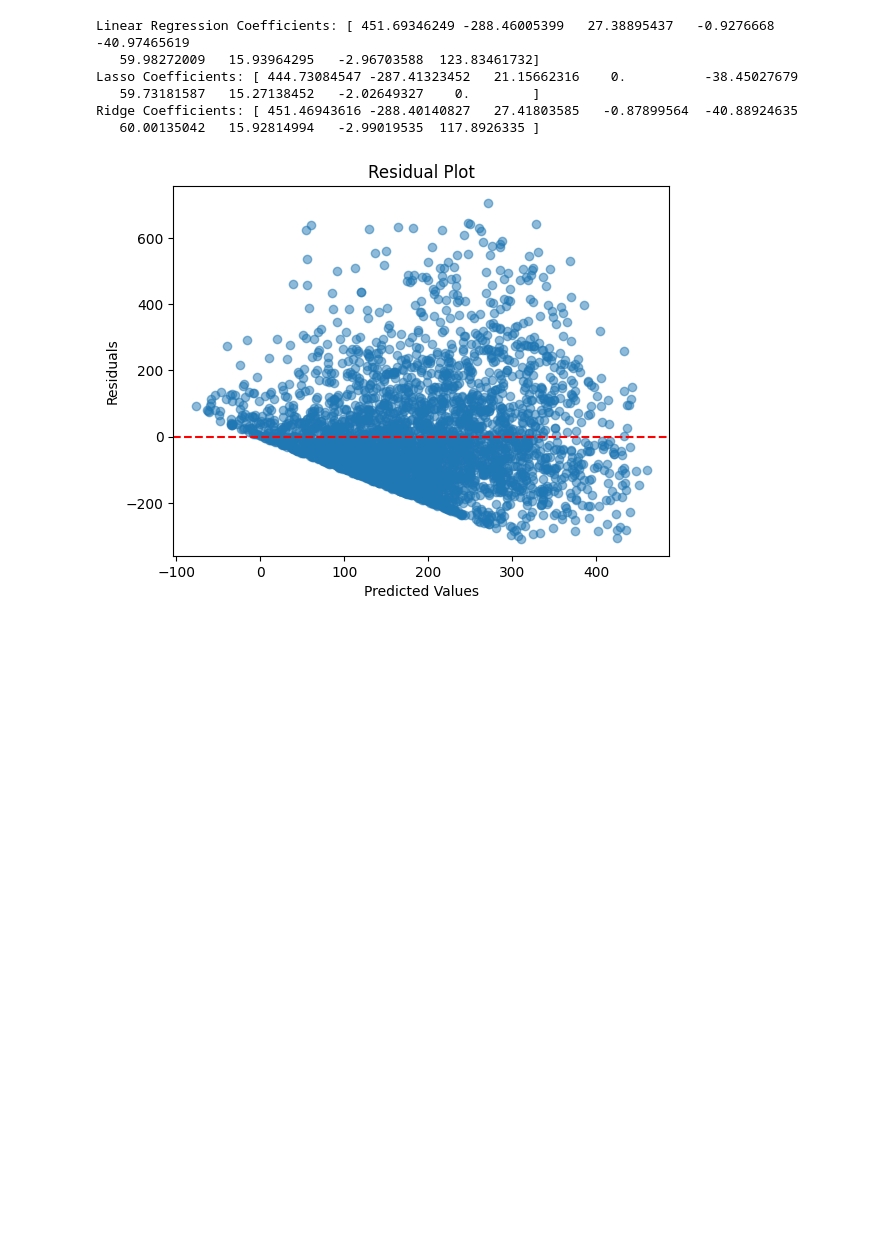
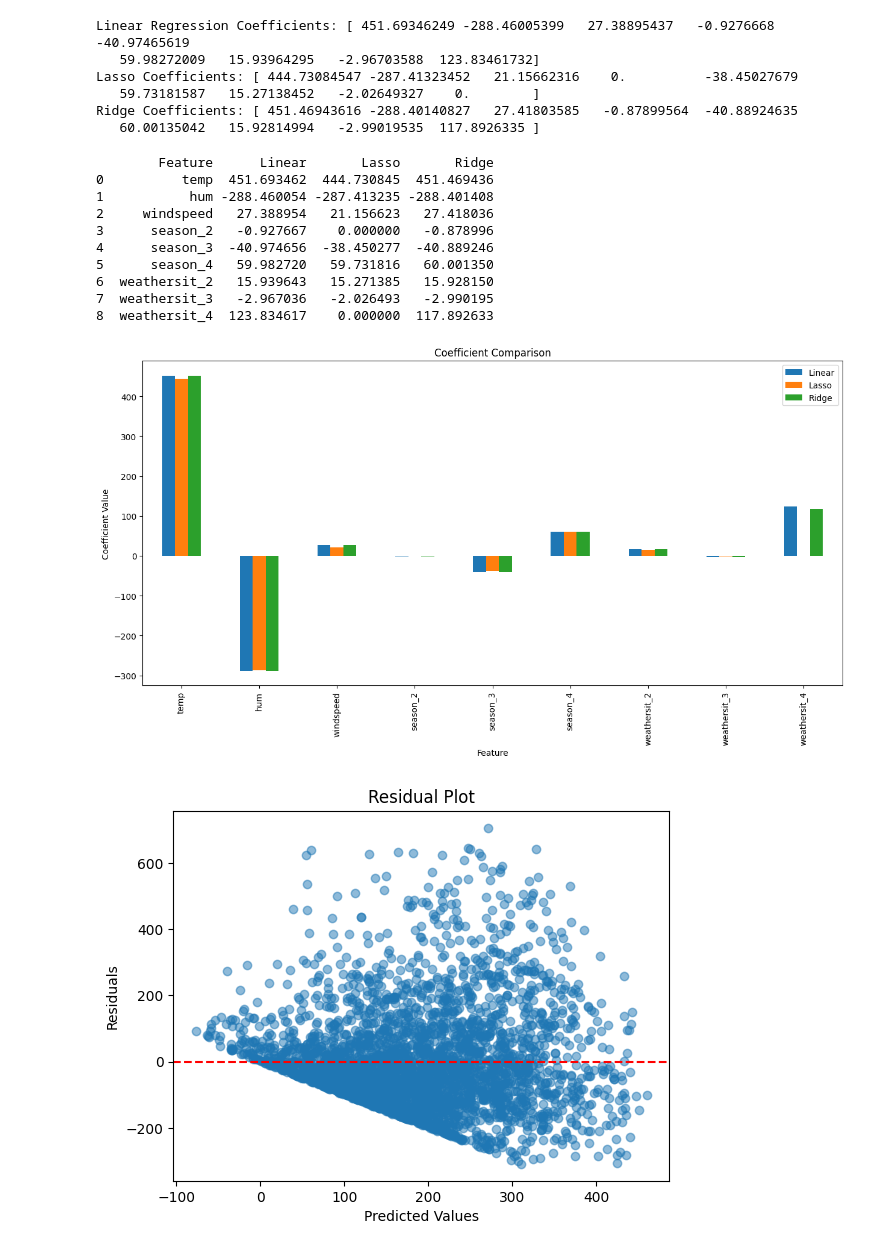
Before and after one commit to AshSama12/Bike-Sharing-Dataset-Analysis, a Jupyter notebook: ML_LAB02.ipynb, the cells around one changed output. Drawn from its saved outputs; the diff is of its cells as text; code cells hidden in the pictures; blank space fills up the shorter version.

```diff
--- a/ML_LAB02.ipynb
+++ b/ML_LAB02.ipynb
@@ -206,6 +219,35 @@ Lasso Coefficients: [ 444.73084547 -287.41323452   21.15662316    0.          -3
    59.73181587   15.27138452   -2.02649327    0.        ]
 Ridge Coefficients: [ 451.46943616 -288.40140827   27.41803585   -0.87899564  -40.88924635
    60.00135042   15.92814994   -2.99019535  117.8926335 ]
+# %%
+# Compare coefficients
+coefficients = pd.DataFrame({
+    'Feature': X.columns,
+    'Linear': model.coef_,
+    'Lasso': lasso.coef_,
+    'Ridge': ridge.coef_
+})
+
+print(coefficients)
+
+# Visualize coefficient comparison
+coefficients.set_index('Feature').plot(kind='bar', figsize=(15, 7))
+plt.title('Coefficient Comparison')
+plt.xlabel('Feature')
+plt.ylabel('Coefficient Value')
+plt.show()
+# %% [output]
+        Feature      Linear       Lasso       Ridge
+0          temp  451.693462  444.730845  451.469436
+1           hum -288.460054 -287.413235 -288.401408
+2     windspeed   27.388954   21.156623   27.418036
+3      season_2   -0.927667    0.000000   -0.878996
+4      season_3  -40.974656  -38.450277  -40.889246
+5      season_4   59.982720   59.731816   60.001350
+6  weathersit_2   15.939643   15.271385   15.928150
+7  weathersit_3   -2.967036   -2.026493   -2.990195
+8  weathersit_4  123.834617    0.000000  117.892633
+[figure, added]
 # %%
 #Data Visualization - https://www.kaggle.com/learn/data-visualization
 #Residuals Plot
```
Also changed, not shown: parts of 1 cell of this notebook.
